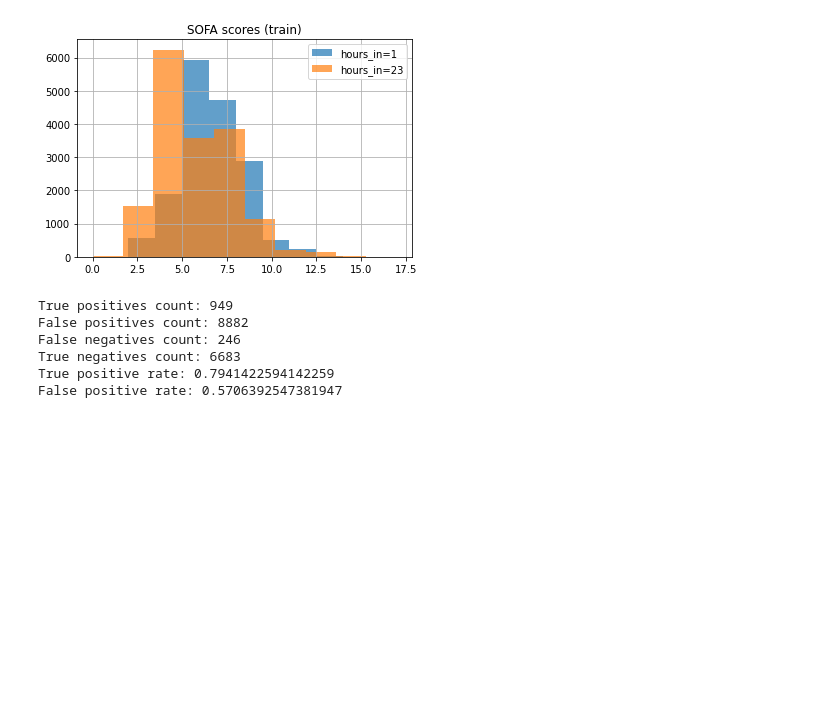
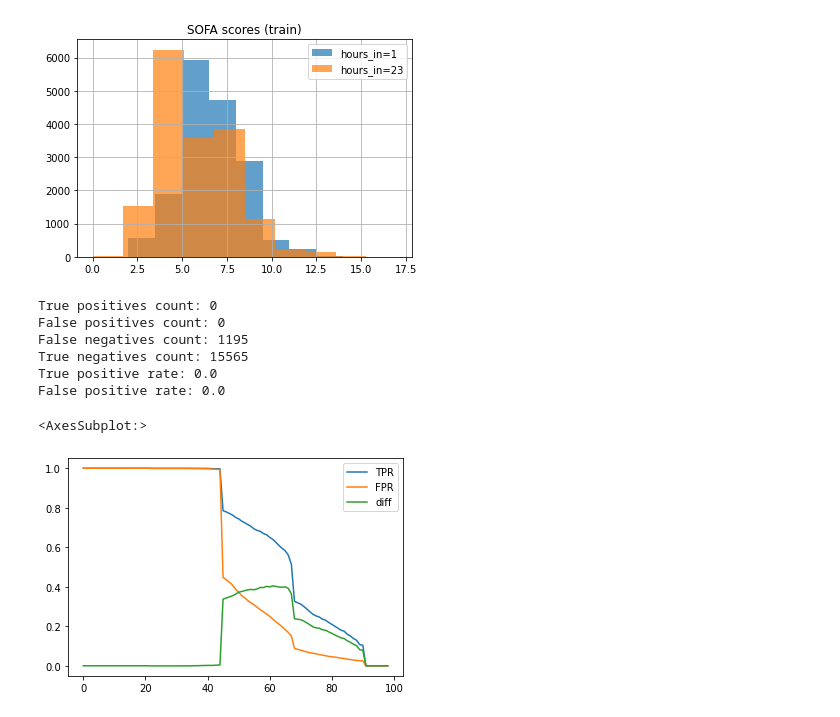
Before and after one commit to danielvanz/Citi, a Jupyter notebook: Python_resit/sofaScore.ipynb, the cells around one changed output. Saved outputs shown, nothing was run; the diff lists cells and outputs as text; code cells hidden in the pictures; blank space fills up the shorter version.

```diff
--- a/Python_resit/sofaScore.ipynb
+++ b/Python_resit/sofaScore.ipynb
@@ -329,7 +329,7 @@ at1 = at1.add(pd.DataFrame(compute_sofa(X=X_train, time=20)), fill_value=0)
 at1 = at1.add(pd.DataFrame(compute_sofa(X=X_train, time=21)), fill_value=0)
 at1 = at1.add(pd.DataFrame(compute_sofa(X=X_train, time=22)), fill_value=0)
 at1 = at1.add(pd.DataFrame(compute_sofa(X=X_train, time=23)), fill_value=0)
-at1 = at1.sum(axis=1)
+at1 = at1.max(axis=1)
 # %%
 decision_threashold = 130
 # %%
@@ -351,9 +351,30 @@ print("True negatives count: " + str(TN(y_true, y_pred)))
 print("True positive rate: " + str(TPR(y_true, y_pred)))
 print("False positive rate: " + str(FPR(y_true, y_pred)))
 # %% [output]
-True positives count: 949
-False positives count: 8882
-False negatives count: 246
-True negatives count: 6683
-True positive rate: 0.7941422594142259
-False positive rate: 0.5706392547381947
+True positives count: 0
+False positives count: 0
+False negatives count: 1195
+True negatives count: 15565
+True positive rate: 0.0
+False positive rate: 0.0
+# %%
+def getPred(df, min, max):
+    df_result = pd.DataFrame(columns=["TPR", "FPR", "diff"])
+    for i in range(min, max):
+        result = []
+        for row in df.iteritems():
+            if row[1] > i:
+                result.append(1)
+            else:
+                result.append(0)
+        y_pred = np.array(result)
+        y_true = y_train.to_numpy()
+
+        df_result.loc[len(df_result)] = [TPR(y_true, y_pred), FPR(y_true, y_pred),TPR(y_true, y_pred) - FPR(y_true, y_pred) ]
+    return df_result
+# %%
+df_pred = getPred(at1, 1, 100)
+df_pred.plot.line()
+# %% [output]
+<AxesSubplot:>
+[figure, added]
```
Also changed, not shown: 2 other files.
